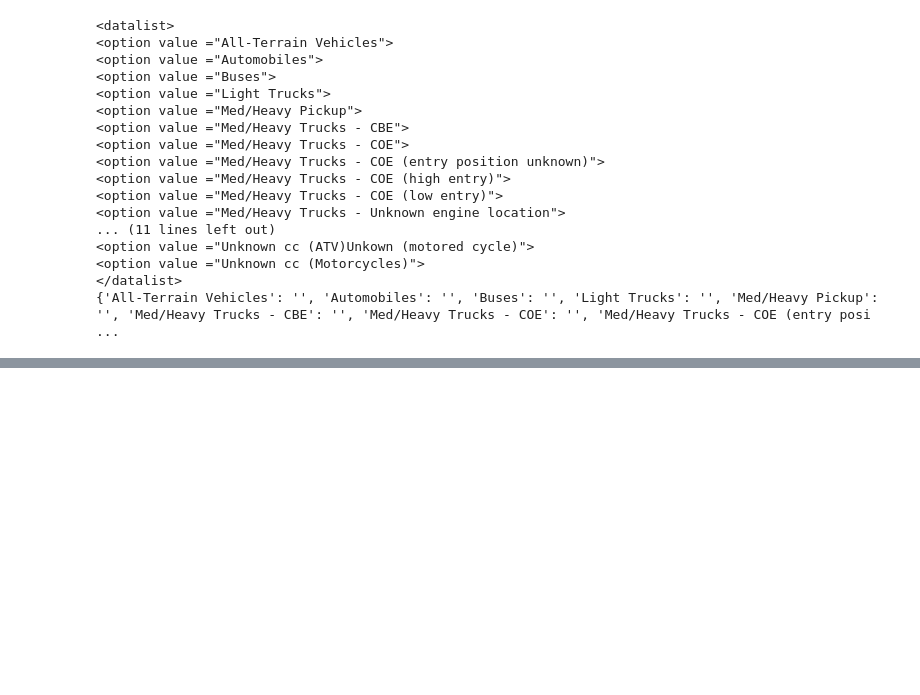
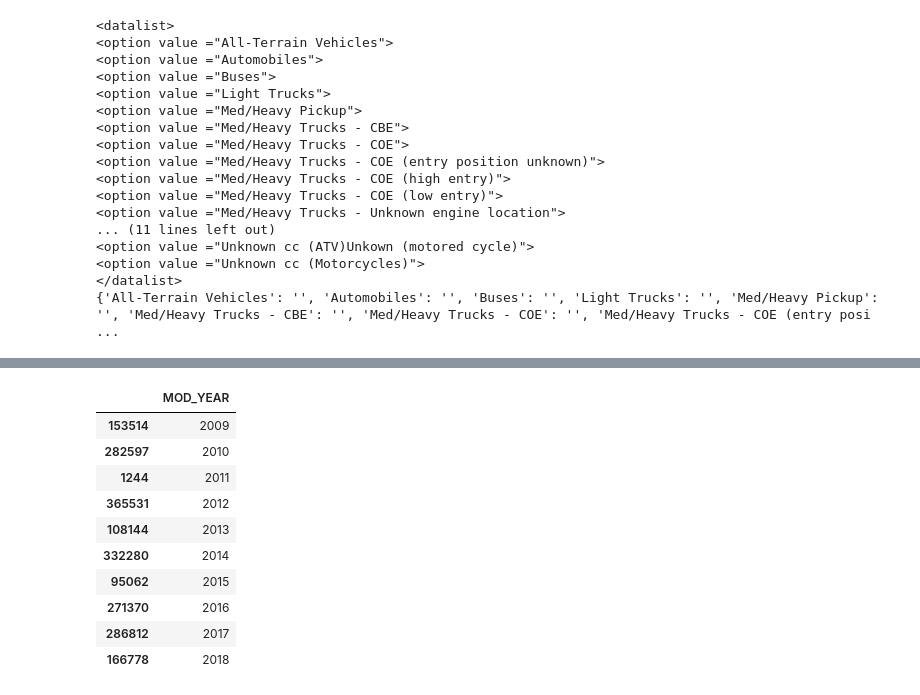
Before and after one commit to Marcoror150/MSCS-Project, a Jupyter notebook: SupervisedModeling.ipynb, the cells around one changed output, grey strips where cells are left out. Saved outputs shown, nothing was run; the diff lists cells and outputs as text; code cells hidden in the pictures; blank space fills up the shorter version.

```diff
--- a/SupervisedModeling.ipynb
+++ b/SupervisedModeling.ipynb
@@ -183,7 +183,7 @@ model_out = [
 print(len(model_conds))
 print(len(model_out))
 
-df_merge["MODEL_TRANS"] = np.select(model_conds, model_out, default=np.nan)
+df_merge["MODEL_TRANS"] = np.select(model_conds, model_names, default=np.nan)
 print(df_merge["MODEL_TRANS"])
 
 print(df_merge.isnull().sum())
@@ -696,0 +771,14 @@ print(inv_map)
+# %%
+df_merge[['MOD_YEAR']].sort_values('MOD_YEAR', ascending=False).drop_duplicates('MOD_YEAR').head(10).sort_values('MOD_YEAR')
+# %% [output]
+|  | MOD_YEAR |
+| 153514 | 2009 |
+| 282597 | 2010 |
+| 1244 | 2011 |
+| 365531 | 2012 |
+| 108144 | 2013 |
+| 332280 | 2014 |
+| 95062 | 2015 |
+| 271370 | 2016 |
+| 286812 | 2017 |
+| 166778 | 2018 |
```
Also changed, not shown: parts of 9 cells of this notebook.
